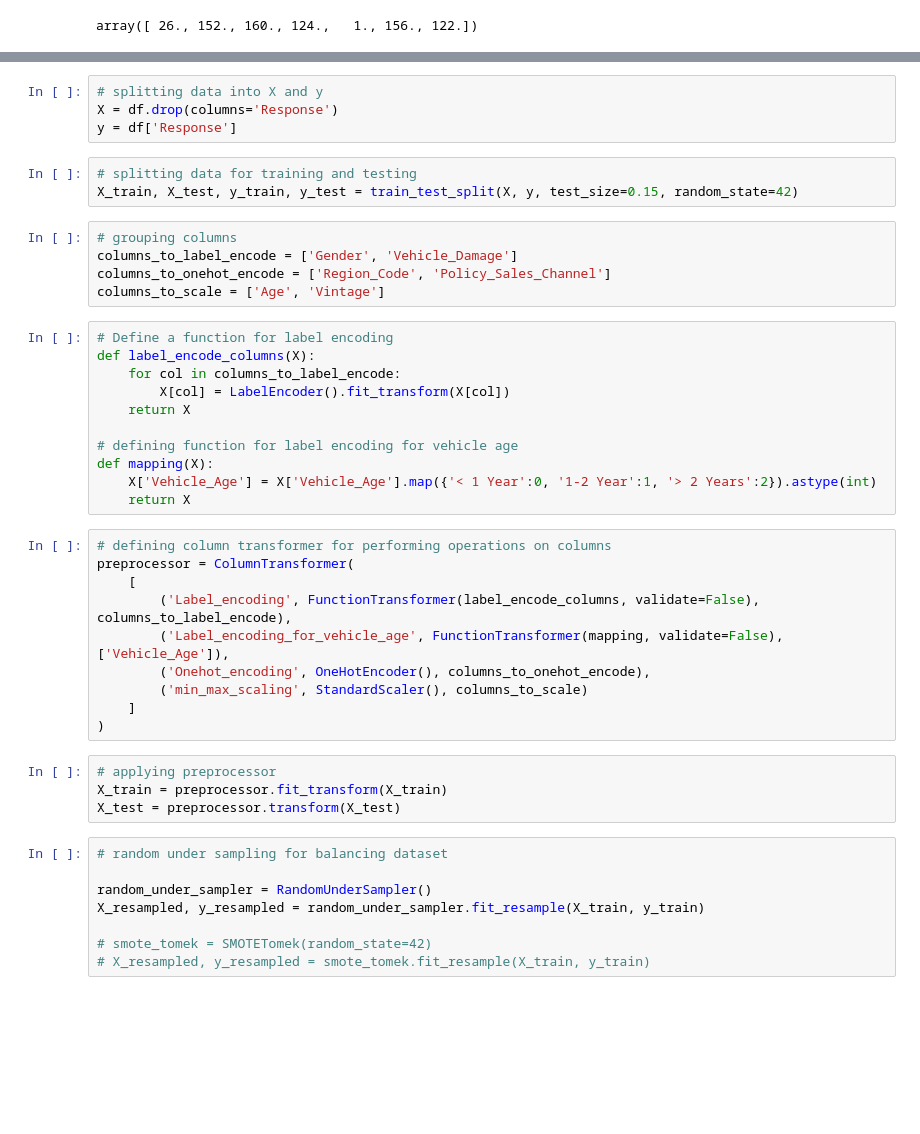
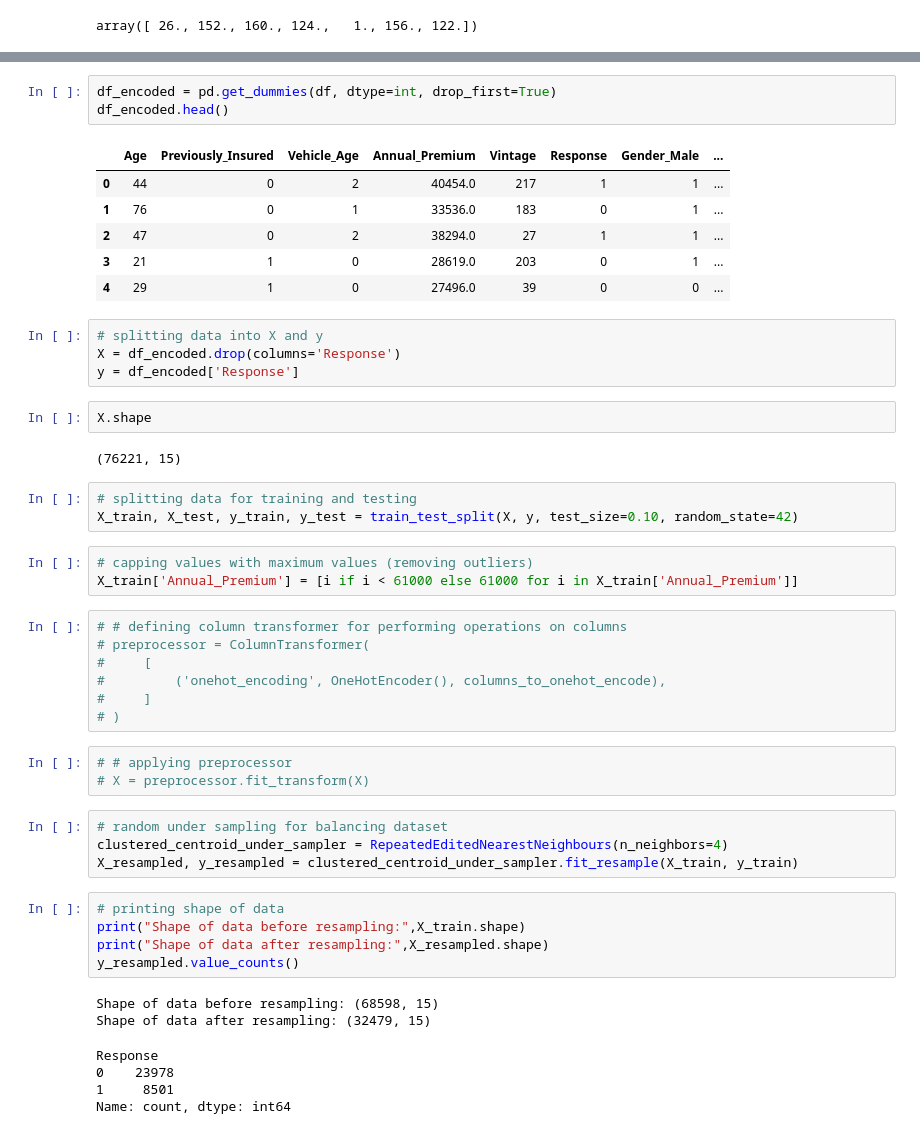
Before and after one commit to YashMasane/InsurePredict-Customer-Conversion-Insights, a Jupyter notebook: Notebooks/model_trainer.ipynb, the cells around one changed output, grey strips where cells are left out. Saved outputs shown, nothing was run; the diff lists cells and outputs as text; blank space fills up the shorter version.

```diff
--- a/Notebooks/model_trainer.ipynb
+++ b/Notebooks/model_trainer.ipynb
@@ -133,45 +122,50 @@ df.head()
+# %%
+df_encoded = pd.get_dummies(df, dtype=int, drop_first=True)
+df_encoded.head()
+# %% [output]
+|  | Age | Previously_Insured | Vehicle_Age | Annual_Premium | Vintage | Response | Gender_Male | ... |
+| 0 | 44 | 0 | 2 | 40454.0 | 217 | 1 | 1 | ... |
+| 1 | 76 | 0 | 1 | 33536.0 | 183 | 0 | 1 | ... |
+| 2 | 47 | 0 | 2 | 38294.0 | 27 | 1 | 1 | ... |
+| 3 | 21 | 1 | 0 | 28619.0 | 203 | 0 | 1 | ... |
+| 4 | 29 | 1 | 0 | 27496.0 | 39 | 0 | 0 | ... |
 # %%
 # splitting data into X and y
-X = df.drop(columns='Response')
-y = df['Response']
+X = df_encoded.drop(columns='Response')
+y = df_encoded['Response']
+# %%
+X.shape
+# %% [output]
+(76221, 15)
 # %%
 # splitting data for training and testing
-X_train, X_test, y_train, y_test = train_test_split(X, y, test_size=0.15, random_state=42)
+X_train, X_test, y_train, y_test = train_test_split(X, y, test_size=0.10, random_state=42)
-# %%
-# grouping columns
-columns_to_label_encode = ['Gender', 'Vehicle_Damage']
-columns_to_onehot_encode = ['Region_Code', 'Policy_Sales_Channel']
-columns_to_scale = ['Age', 'Vintage']
-# %%
-# Define a function for label encoding
-def label_encode_columns(X):
-    for col in columns_to_label_encode:
-        X[col] = LabelEncoder().fit_transform(X[col])
-    return X
-
-# defining function for label encoding for vehicle age
-def mapping(X):
-    X['Vehicle_Age'] = X['Vehicle_Age'].map({'< 1 Year':0, '1-2 Year':1, '> 2 Years':2}).astype(int)
-    return X
+# %%
+# capping values with maximum values (removing outliers)
+X_train['Annual_Premium'] = [i if i < 61000 else 61000 for i in X_train['Annual_Premium']]
 # %%
-# defining column transformer for performing operations on columns
-preprocessor = ColumnTransformer(
-    [
-        ('Label_encoding', FunctionTransformer(label_encode_columns, validate=False), columns_to_label_encode),
-        ('Label_encoding_for_vehicle_age', FunctionTransformer(mapping, validate=False), ['Vehicle_Age']),
-        ('Onehot_encoding', OneHotEncoder(), columns_to_onehot_encode),
-        ('min_max_scaling', StandardScaler(), columns_to_scale)
-    ]
-)
+# # defining column transformer for performing operations on columns
+# preprocessor = ColumnTransformer(
+#     [
+#         ('onehot_encoding', OneHotEncoder(), columns_to_onehot_encode),
+#     ]
+# )
 # %%
-# applying preprocessor
-X_train = preprocessor.fit_transform(X_train)
-X_test = preprocessor.transform(X_test)
+# # applying preprocessor
+# X = preprocessor.fit_transform(X)
 # %%
 # random under sampling for balancing dataset
-
-random_under_sampler = RandomUnderSampler()
-X_resampled, y_resampled = random_under_sampler.fit_resample(X_train, y_train)
-
-# smote_tomek = SMOTETomek(random_state=42)
-# X_resampled, y_resampled = smote_tomek.fit_resample(X_train, y_train)
+clustered_centroid_under_sampler = RepeatedEditedNearestNeighbours(n_neighbors=4)
+X_resampled, y_resampled = clustered_centroid_under_sampler.fit_resample(X_train, y_train)
+# %%
+# printing shape of data
+print("Shape of data before resampling:",X_train.shape)
+print("Shape of data after resampling:",X_resampled.shape)
+y_resampled.value_counts()
+# %% [output]
+Shape of data before resampling: (68598, 15)
+Shape of data after resampling: (32479, 15)
+Response
+0    23978
+1     8501
+Name: count, dtype: int64
```
Also changed, not shown: parts of 17 cells of this notebook.
